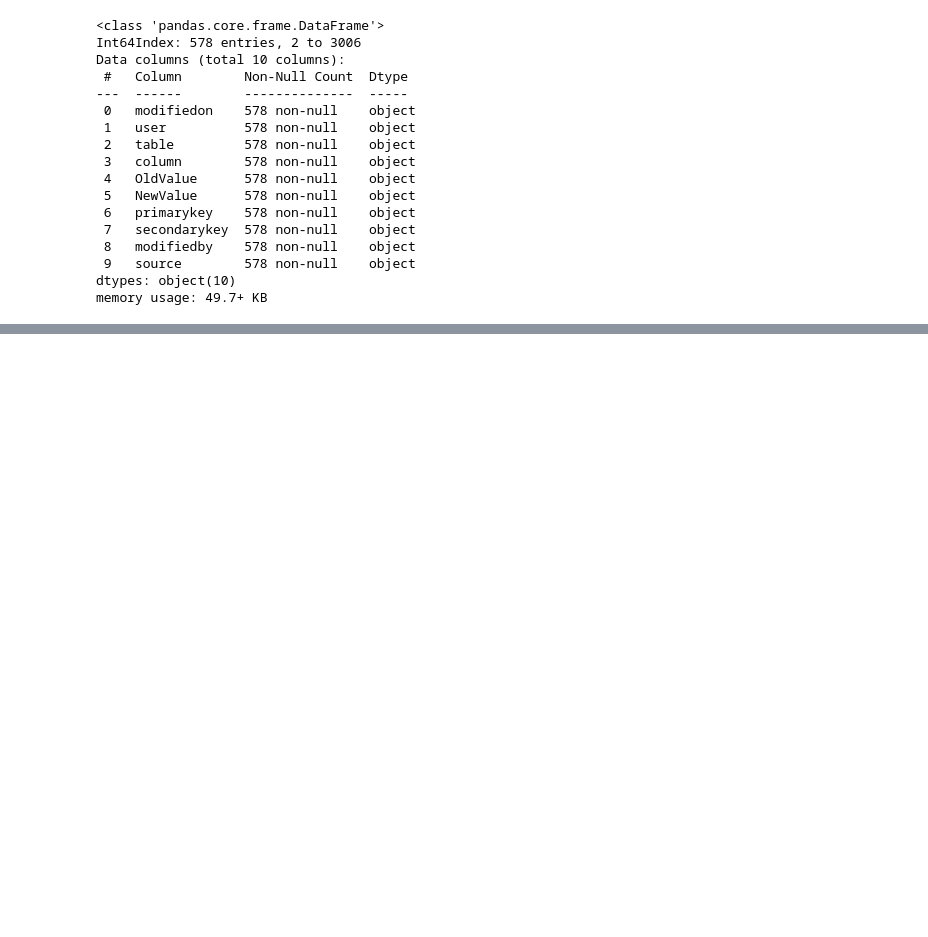
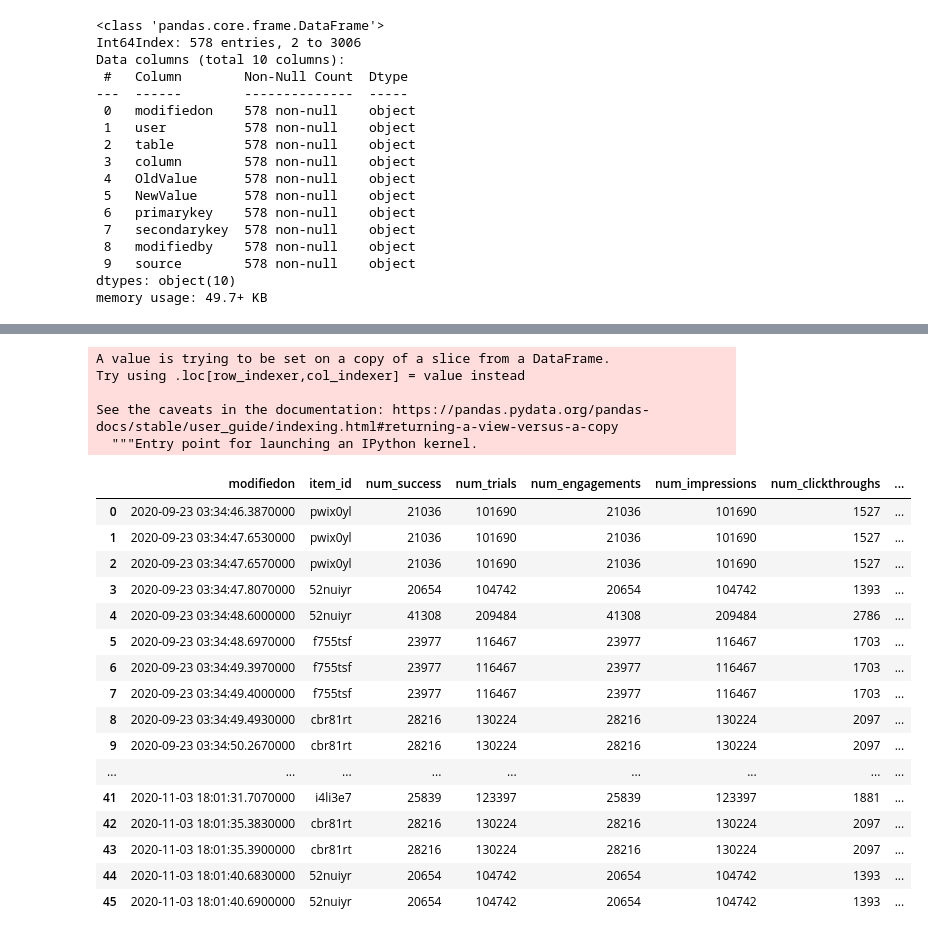
Before and after one commit to VictoriaAkintomide/algos-challenge, a Jupyter notebook: notebooks/Bayesian_bandit_data.ipynb, the cells around one changed output, grey strips where cells are left out. Saved outputs shown, nothing was run; the diff lists cells and outputs as text; code cells hidden in the pictures; blank space fills up the shorter version.

```diff
--- a/notebooks/Bayesian_bandit_data.ipynb
+++ b/notebooks/Bayesian_bandit_data.ipynb
@@ -450,0 +465,30 @@ combined_df = pd.merge(df, budget, left_on=)
+# %%
+combined_df_api['budgetChange'] = combined_df_api['NewValue'] - combined_df_api['OldValue']
+# %% [output]
+A value is trying to be set on a copy of a slice from a DataFrame.
+Try using .loc[row_indexer,col_indexer] = value instead
+
+See the caveats in the documentation: https://pandas.pydata.org/pandas-docs/stable/user_guide/indexing.html#returning-a-view-versus-a-copy
+  """Entry point for launching an IPython kernel.
+# %%
+combined_df_api.groupby(['modifiedon', 'item_id']).agg({'num_success':'sum','num_trials':'sum','num_engagements':'sum',
+                                                 'num_impressions':'sum','num_clickthroughs':'sum','daily_spend':'sum',
+                                                 'revenue':'sum','click_through_rate':'sum','engagement_rate':'sum','OldValue':'sum','NewValue':'sum'}).reset_index()
+# %% [output]
+|  | modifiedon | item_id | num_success | num_trials | num_engagements | num_impressions | num_clickthroughs | ... |
+| 0 | 2020-09-23 03:34:46.3870000 | pwix0yl | 21036 | 101690 | 21036 | 101690 | 1527 | ... |
+| 1 | 2020-09-23 03:34:47.6530000 | pwix0yl | 21036 | 101690 | 21036 | 101690 | 1527 | ... |
+| 2 | 2020-09-23 03:34:47.6570000 | pwix0yl | 21036 | 101690 | 21036 | 101690 | 1527 | ... |
+| 3 | 2020-09-23 03:34:47.8070000 | 52nuiyr | 20654 | 104742 | 20654 | 104742 | 1393 | ... |
+| 4 | 2020-09-23 03:34:48.6000000 | 52nuiyr | 41308 | 209484 | 41308 | 209484 | 2786 | ... |
+| 5 | 2020-09-23 03:34:48.6970000 | f755tsf | 23977 | 116467 | 23977 | 116467 | 1703 | ... |
+| 6 | 2020-09-23 03:34:49.3970000 | f755tsf | 23977 | 116467 | 23977 | 116467 | 1703 | ... |
+| 7 | 2020-09-23 03:34:49.4000000 | f755tsf | 23977 | 116467 | 23977 | 116467 | 1703 | ... |
+| 8 | 2020-09-23 03:34:49.4930000 | cbr81rt | 28216 | 130224 | 28216 | 130224 | 2097 | ... |
+| 9 | 2020-09-23 03:34:50.2670000 | cbr81rt | 28216 | 130224 | 28216 | 130224 | 2097 | ... |
+| ... | ... | ... | ... | ... | ... | ... | ... | ... |
+| 41 | 2020-11-03 18:01:31.7070000 | i4li3e7 | 25839 | 123397 | 25839 | 123397 | 1881 | ... |
+| 42 | 2020-11-03 18:01:35.3830000 | cbr81rt | 28216 | 130224 | 28216 | 130224 | 2097 | ... |
+| 43 | 2020-11-03 18:01:35.3900000 | cbr81rt | 28216 | 130224 | 28216 | 130224 | 2097 | ... |
+| 44 | 2020-11-03 18:01:40.6830000 | 52nuiyr | 20654 | 104742 | 20654 | 104742 | 1393 | ... |
+| 45 | 2020-11-03 18:01:40.6900000 | 52nuiyr | 20654 | 104742 | 20654 | 104742 | 1393 | ... |
```
Also changed, not shown: parts of 7 cells of this notebook.
